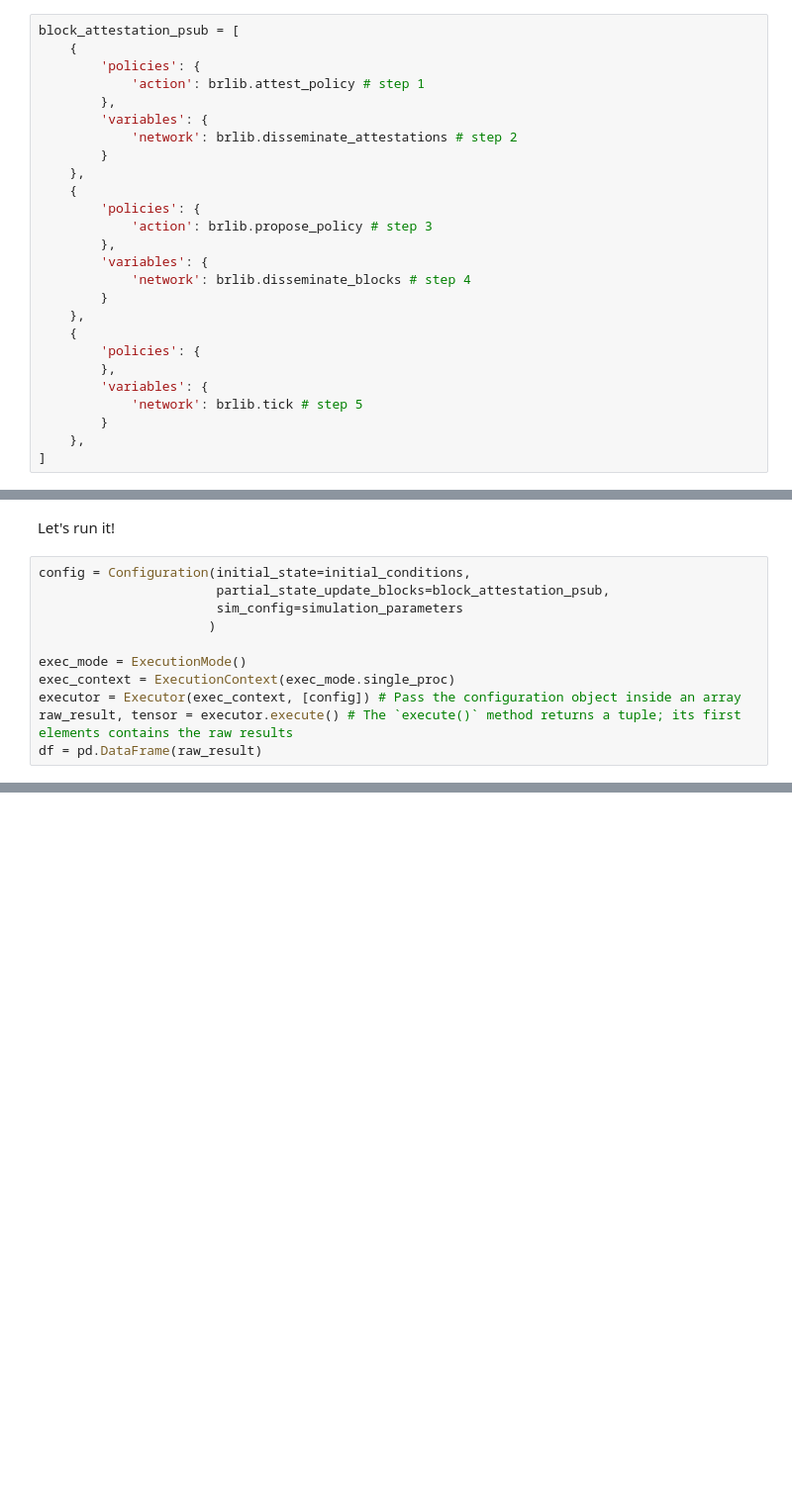
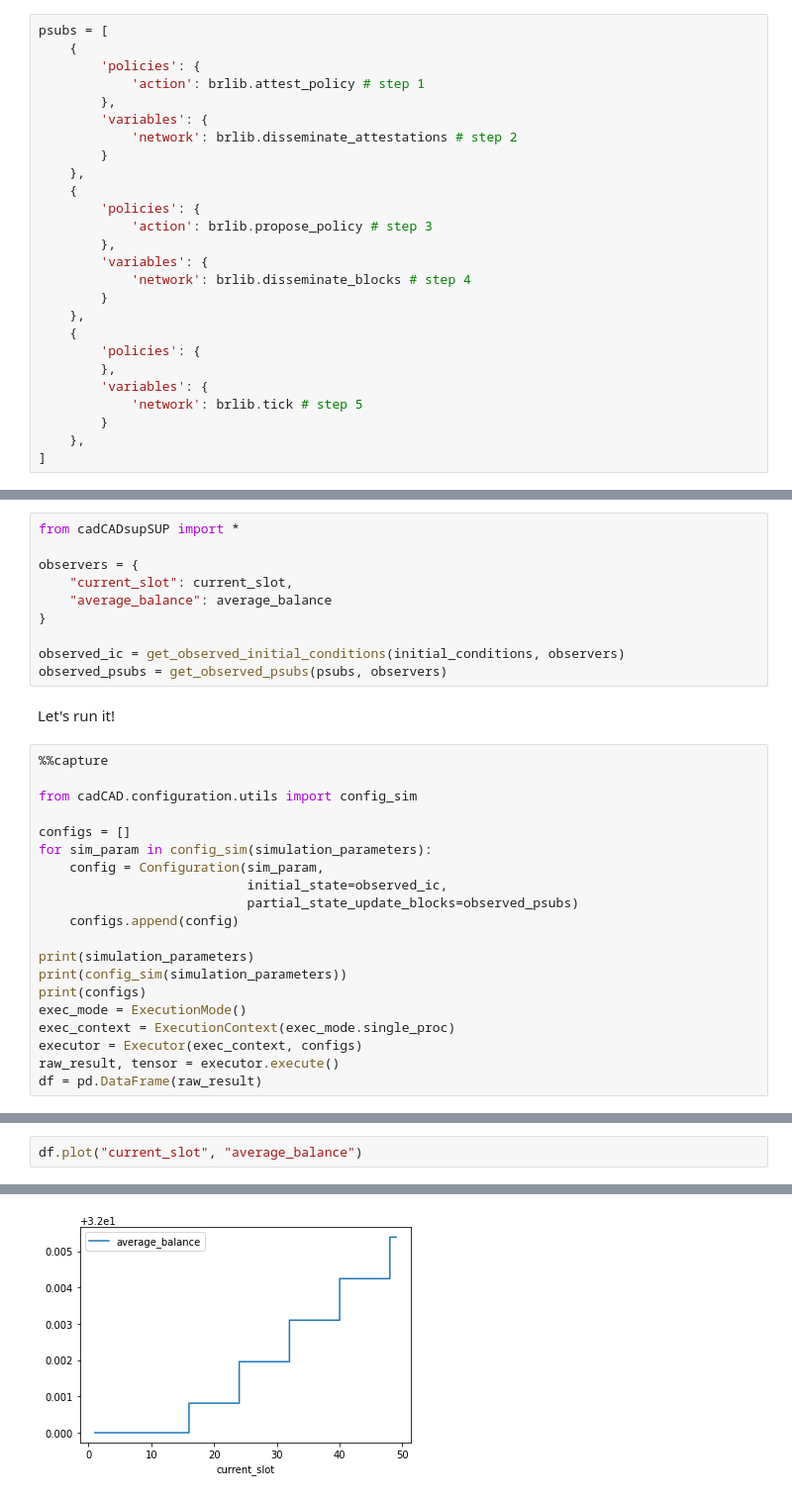
Before and after one commit to ethereum/rig, a Jupyter notebook: eth2economics/code/beaconrunner2050/br2050.ipynb, the cells around one changed output, grey strips where cells are left out. Shown at 99% size. Drawn from its saved outputs; the diff is of its cells as text; blank space fills up the shorter version.

```diff
--- a/eth2economics/code/beaconrunner2050/br2050.ipynb
+++ b/eth2economics/code/beaconrunner2050/br2050.ipynb
@@ -410,7 +329,7 @@ parameters = {
 # %% [markdown]
 As usual, we have our partial state update blocks which represent the substep in the simulation steps.
 # %%
-block_attestation_psub = [
+psubs = [
     {
         'policies': {
             'action': brlib.attest_policy # step 1
@@ -464,13 +399,32 @@ Well, there is no one single correct answer. If we believe our network is fully
+# %%
+from cadCADsupSUP import *
+
+observers = {
+    "current_slot": current_slot,
+    "average_balance": average_balance
+}
+
+observed_ic = get_observed_initial_conditions(initial_conditions, observers)
+observed_psubs = get_observed_psubs(psubs, observers)
 # %% [markdown]
 Let's run it!
-# %%
-config = Configuration(initial_state=initial_conditions,
-                       partial_state_update_blocks=block_attestation_psub,
-                       sim_config=simulation_parameters
-                      )
-
-exec_mode = ExecutionMode()
-exec_context = ExecutionContext(exec_mode.single_proc)
-executor = Executor(exec_context, [config]) # Pass the configuration object inside an array
-raw_result, tensor = executor.execute() # The `execute()` method returns a tuple; its first elements contains the raw results
-df = pd.DataFrame(raw_result)
+# %%
+%%capture
+
+from cadCAD.configuration.utils import config_sim
+
+configs = []
+for sim_param in config_sim(simulation_parameters):
+    config = Configuration(sim_param,
+                           initial_state=observed_ic,
+                           partial_state_update_blocks=observed_psubs)
+    configs.append(config)
+
+print(simulation_parameters)
+print(config_sim(simulation_parameters))
+print(configs)
+exec_mode = ExecutionMode()
+exec_context = ExecutionContext(exec_mode.single_proc)
+executor = Executor(exec_context, configs)
+raw_result, tensor = executor.execute()
+df = pd.DataFrame(raw_result)
@@ -476,0 +444,3 @@ df = pd.DataFrame(raw_result)
+# %%
+df.plot("current_slot", "average_balance")
+# %% [output]
@@ -476,0 +448 @@ df = pd.DataFrame(raw_result)
+[figure, added]
```
Also changed, not shown: parts of 33 cells of this notebook, 8 other files.
